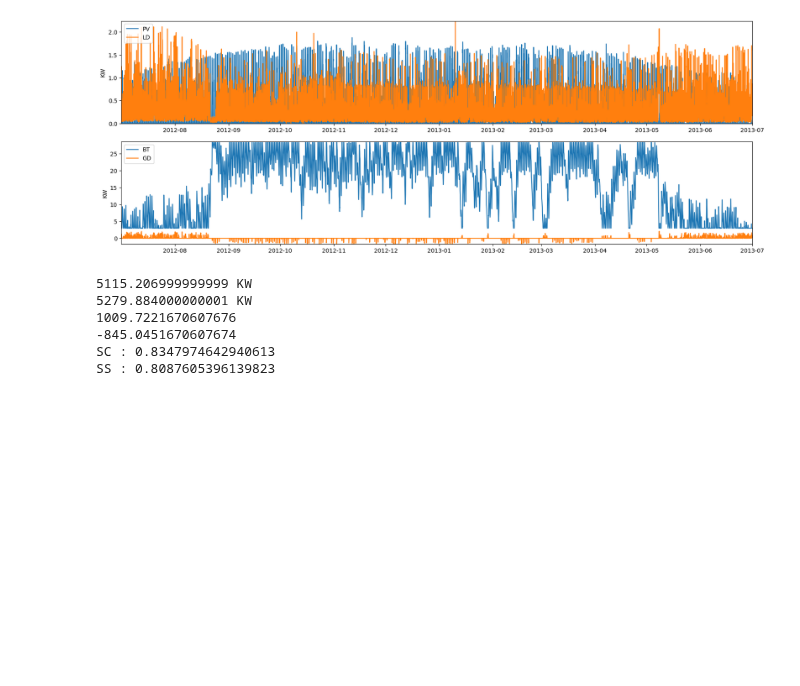
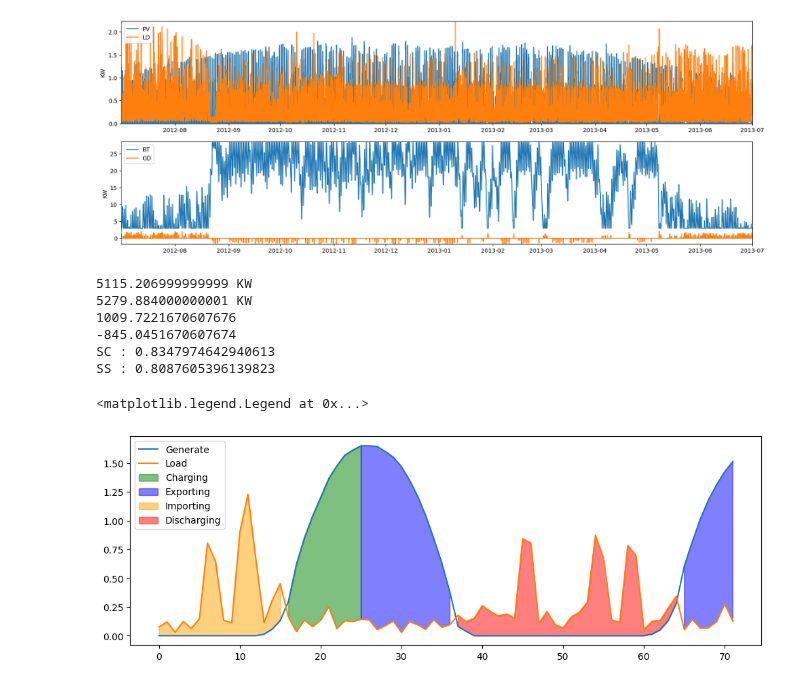
Before and after one commit to JunwookHeo/etc_project, a Jupyter notebook: proc_auggrid/mpc_math_battery.ipynb, the cells around one changed output. Drawn from its saved outputs; the diff is of its cells as text; code cells hidden in the pictures; blank space fills up the shorter version.

```diff
--- a/proc_auggrid/mpc_math_battery.ipynb
+++ b/proc_auggrid/mpc_math_battery.ipynb
@@ -109,3 +109,29 @@ print('SS :', SS)
 -845.0451670607674
 SC : 0.8347974642940613
 SS : 0.8087605396139823
+# %%
+import matplotlib.pyplot as plt
+import numpy as np
+
+start = TS*221
+end = start+int(TS*1.5)
+fig = plt.figure(figsize=(12, 4))
+
+xs = np.array(list(range(0, end-start)))
+ypv = pvgn[start:end]
+yld = load[start:end]
+
+plt.plot(ypv, label='Generate')
+plt.plot(yld, label='Load')
+
+plt.fill_between(xs, ypv, yld, label='Charging', color='green', alpha=0.5, where = (ypv >= yld) & (xs <= 25))
+plt.fill_between(xs, ypv, yld, label='Exporting', color='blue', alpha=0.5, where = (ypv >= yld) & (25 <= xs))
+
+plt.fill_between(xs, ypv, yld, label='Importing', color='orange', alpha=0.5, where = (ypv <= yld) & (xs <= 25))
+plt.fill_between(xs, ypv, yld, label='Discharging', color='red', alpha=0.5, where = (ypv <= yld) & (25 <= xs))
+
+plt.legend()
+# plt.axis('off')
+# %% [output]
+<matplotlib.legend.Legend at 0x...>
+[figure, added]
```
